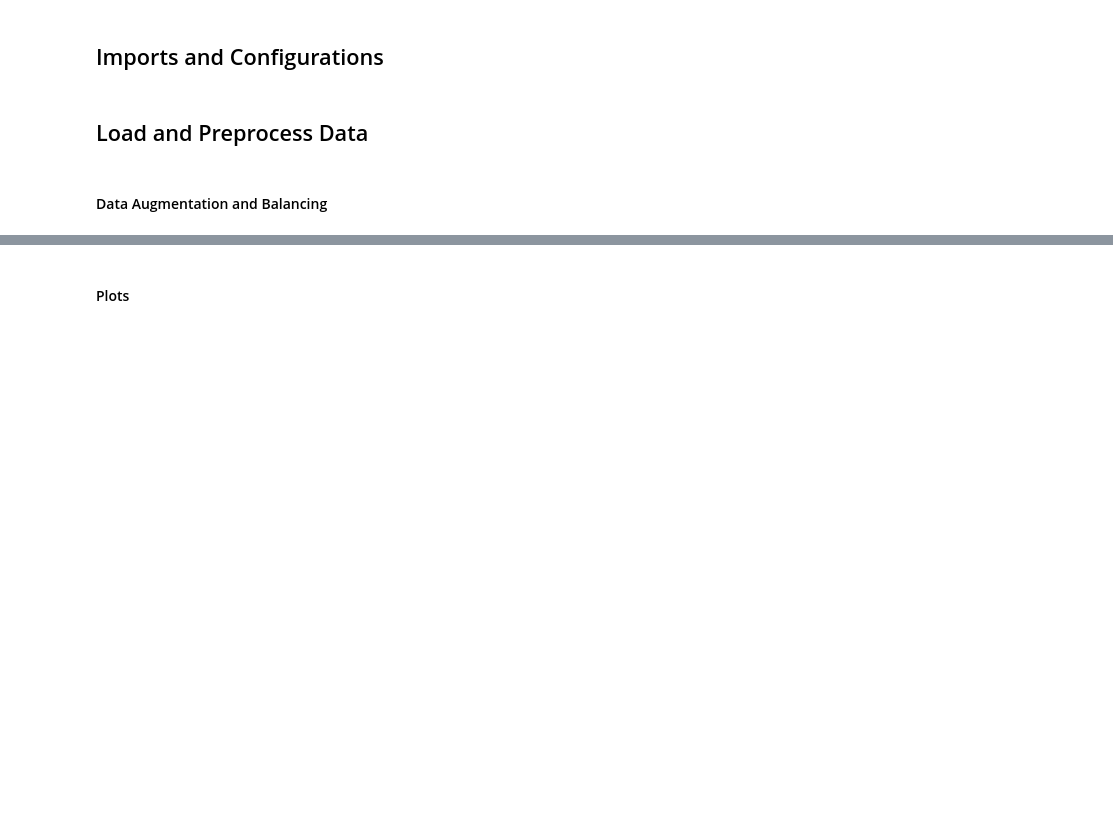
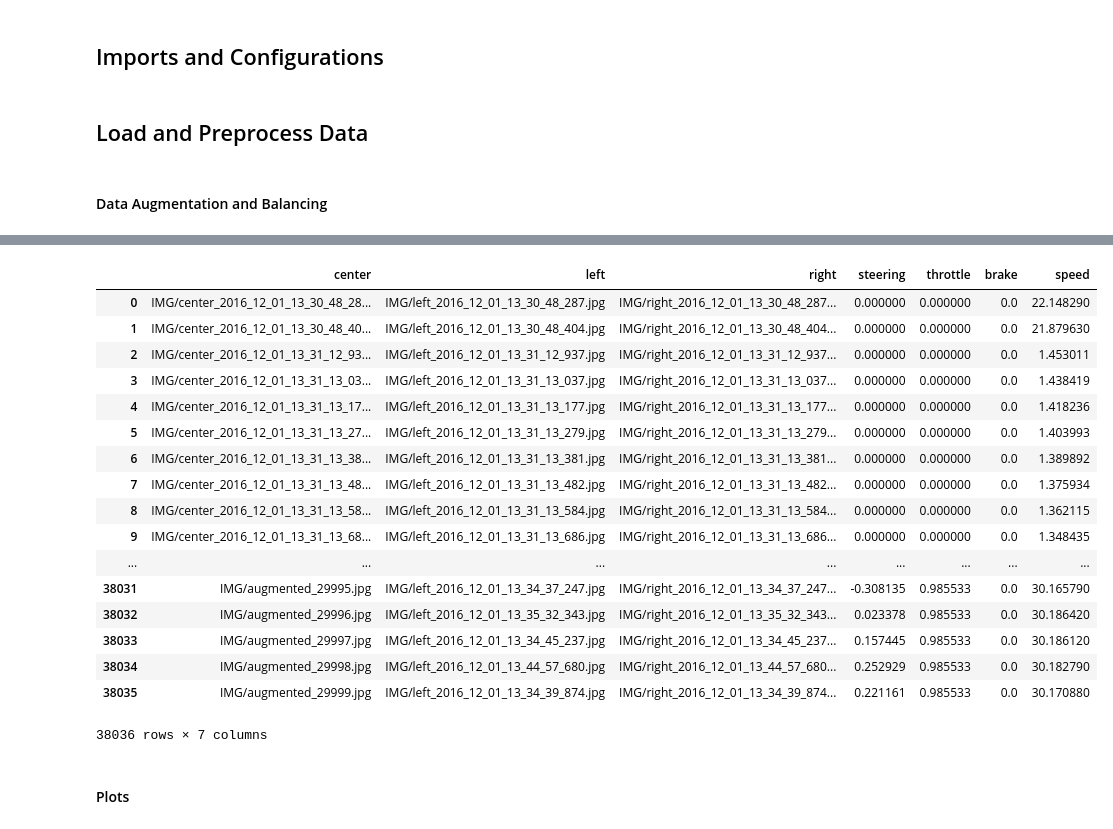
Before and after one commit to k26dr/behavioral_cloning, a Jupyter notebook: Behavioral Cloning.ipynb, the cells around one changed output, grey strips where cells are left out. Saved outputs shown, nothing was run; the diff lists cells and outputs as text; code cells hidden in the pictures; blank space fills up the shorter version.

```diff
--- a/Behavioral Cloning.ipynb
+++ b/Behavioral Cloning.ipynb
@@ -125,0 +123,23 @@ pass
+# %%
+df = pd.concat((df_udacity, df_aug))
+df.reset_index(drop=True, inplace=True)
+df
+# %% [output]
+|  | center | left | right | steering | throttle | brake | speed |
+| 0 | IMG/center_2016_12_01_13_30_48_28... | IMG/left_2016_12_01_13_30_48_287.jpg | IMG/right_2016_12_01_13_30_48_287... | 0.000000 | 0.000000 | 0.0 | 22.148290 |
+| 1 | IMG/center_2016_12_01_13_30_48_40... | IMG/left_2016_12_01_13_30_48_404.jpg | IMG/right_2016_12_01_13_30_48_404... | 0.000000 | 0.000000 | 0.0 | 21.879630 |
+| 2 | IMG/center_2016_12_01_13_31_12_93... | IMG/left_2016_12_01_13_31_12_937.jpg | IMG/right_2016_12_01_13_31_12_937... | 0.000000 | 0.000000 | 0.0 | 1.453011 |
+| 3 | IMG/center_2016_12_01_13_31_13_03... | IMG/left_2016_12_01_13_31_13_037.jpg | IMG/right_2016_12_01_13_31_13_037... | 0.000000 | 0.000000 | 0.0 | 1.438419 |
+| 4 | IMG/center_2016_12_01_13_31_13_17... | IMG/left_2016_12_01_13_31_13_177.jpg | IMG/right_2016_12_01_13_31_13_177... | 0.000000 | 0.000000 | 0.0 | 1.418236 |
+| 5 | IMG/center_2016_12_01_13_31_13_27... | IMG/left_2016_12_01_13_31_13_279.jpg | IMG/right_2016_12_01_13_31_13_279... | 0.000000 | 0.000000 | 0.0 | 1.403993 |
+| 6 | IMG/center_2016_12_01_13_31_13_38... | IMG/left_2016_12_01_13_31_13_381.jpg | IMG/right_2016_12_01_13_31_13_381... | 0.000000 | 0.000000 | 0.0 | 1.389892 |
+| 7 | IMG/center_2016_12_01_13_31_13_48... | IMG/left_2016_12_01_13_31_13_482.jpg | IMG/right_2016_12_01_13_31_13_482... | 0.000000 | 0.000000 | 0.0 | 1.375934 |
+| 8 | IMG/center_2016_12_01_13_31_13_58... | IMG/left_2016_12_01_13_31_13_584.jpg | IMG/right_2016_12_01_13_31_13_584... | 0.000000 | 0.000000 | 0.0 | 1.362115 |
+| 9 | IMG/center_2016_12_01_13_31_13_68... | IMG/left_2016_12_01_13_31_13_686.jpg | IMG/right_2016_12_01_13_31_13_686... | 0.000000 | 0.000000 | 0.0 | 1.348435 |
+| ... | ... | ... | ... | ... | ... | ... | ... |
+| 38031 | IMG/augmented_29995.jpg | IMG/left_2016_12_01_13_34_37_247.jpg | IMG/right_2016_12_01_13_34_37_247... | -0.308135 | 0.985533 | 0.0 | 30.165790 |
+| 38032 | IMG/augmented_29996.jpg | IMG/left_2016_12_01_13_35_32_343.jpg | IMG/right_2016_12_01_13_35_32_343... | 0.023378 | 0.985533 | 0.0 | 30.186420 |
+| 38033 | IMG/augmented_29997.jpg | IMG/left_2016_12_01_13_34_45_237.jpg | IMG/right_2016_12_01_13_34_45_237... | 0.157445 | 0.985533 | 0.0 | 30.186120 |
+| 38034 | IMG/augmented_29998.jpg | IMG/left_2016_12_01_13_44_57_680.jpg | IMG/right_2016_12_01_13_44_57_680... | 0.252929 | 0.985533 | 0.0 | 30.182790 |
+| 38035 | IMG/augmented_29999.jpg | IMG/left_2016_12_01_13_34_39_874.jpg | IMG/right_2016_12_01_13_34_39_874... | 0.221161 | 0.985533 | 0.0 | 30.170880 |
+38036 rows × 7 columns
```
Also changed, not shown: parts of 18 cells of this notebook.
